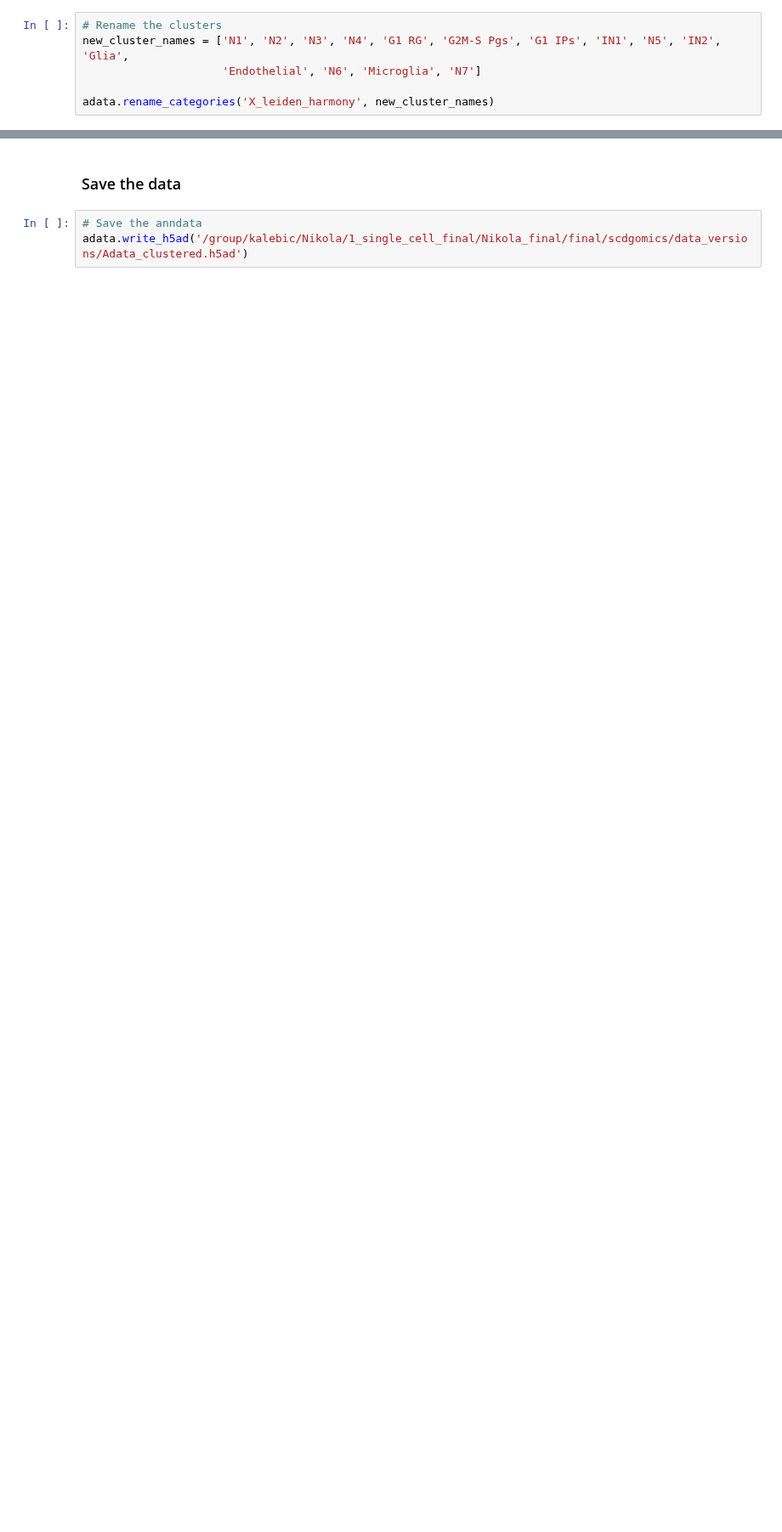
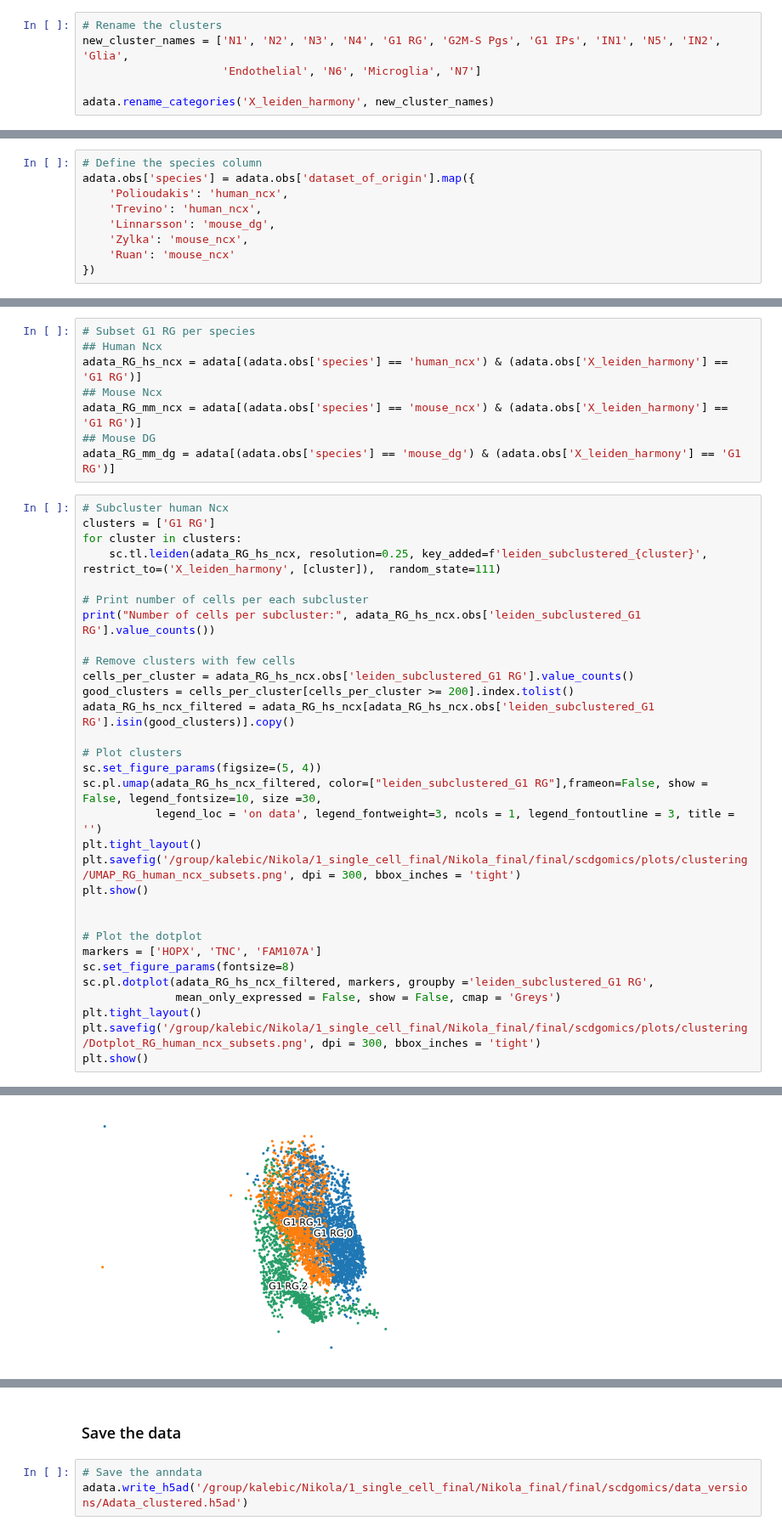
Before and after one commit to KalebicLab/ScDGomics, a Jupyter notebook: notebooks/scdgomics_clustering.ipynb, the cells around one changed output, grey strips where cells are left out. Shown at 85% size. Saved outputs shown, nothing was run; the diff lists cells and outputs as text; blank space fills up the shorter version.

Commit message:
Added identification of bRG across species

```diff
--- a/notebooks/scdgomics_clustering.ipynb
+++ b/notebooks/scdgomics_clustering.ipynb
@@ -268,0 +233,9 @@ plt.show()
+# %%
+# Define the species column
+adata.obs['species'] = adata.obs['dataset_of_origin'].map({
+    'Polioudakis': 'human_ncx',
+    'Trevino': 'human_ncx',
+    'Linnarsson': 'mouse_dg',
+    'Zylka': 'mouse_ncx',
+    'Ruan': 'mouse_ncx'
+})
@@ -268,0 +247,40 @@ plt.show()
+# %%
+# Subset G1 RG per species
+## Human Ncx
+adata_RG_hs_ncx = adata[(adata.obs['species'] == 'human_ncx') & (adata.obs['X_leiden_harmony'] == 'G1 RG')]
+## Mouse Ncx
+adata_RG_mm_ncx = adata[(adata.obs['species'] == 'mouse_ncx') & (adata.obs['X_leiden_harmony'] == 'G1 RG')]
+## Mouse DG
+adata_RG_mm_dg = adata[(adata.obs['species'] == 'mouse_dg') & (adata.obs['X_leiden_harmony'] == 'G1 RG')]
+# %%
+# Subcluster human Ncx
+clusters = ['G1 RG']
+for cluster in clusters:
+    sc.tl.leiden(adata_RG_hs_ncx, resolution=0.25, key_added=f'leiden_subclustered_{cluster}', restrict_to=('X_leiden_harmony', [cluster]),  random_state=111)
+
+# Print number of cells per each subcluster
+print("Number of cells per subcluster:", adata_RG_hs_ncx.obs['leiden_subclustered_G1 RG'].value_counts())
+
+# Remove clusters with few cells
+cells_per_cluster = adata_RG_hs_ncx.obs['leiden_subclustered_G1 RG'].value_counts()
+good_clusters = cells_per_cluster[cells_per_cluster >= 200].index.tolist()
+adata_RG_hs_ncx_filtered = adata_RG_hs_ncx[adata_RG_hs_ncx.obs['leiden_subclustered_G1 RG'].isin(good_clusters)].copy()
+
+# Plot clusters
+sc.set_figure_params(figsize=(5, 4))
+sc.pl.umap(adata_RG_hs_ncx_filtered, color=["leiden_subclustered_G1 RG"],frameon=False, show = False, legend_fontsize=10, size =30,
+           legend_loc = 'on data', legend_fontweight=3, ncols = 1, legend_fontoutline = 3, title = '')
+plt.tight_layout()
+plt.savefig('/group/kalebic/Nikola/1_single_cell_final/Nikola_final/final/scdgomics/plots/clustering/UMAP_RG_human_ncx_subsets.png', dpi = 300, bbox_inches = 'tight')
+plt.show()
+
+
+# Plot the dotplot
+markers = ['HOPX', 'TNC', 'FAM107A']
+sc.set_figure_params(fontsize=8)
+sc.pl.dotplot(adata_RG_hs_ncx_filtered, markers, groupby ='leiden_subclustered_G1 RG',
+              mean_only_expressed = False, show = False, cmap = 'Greys')
+plt.tight_layout()
+plt.savefig('/group/kalebic/Nikola/1_single_cell_final/Nikola_final/final/scdgomics/plots/clustering/Dotplot_RG_human_ncx_subsets.png', dpi = 300, bbox_inches = 'tight')
+plt.show()
+# %% [output]
@@ -268,0 +292 @@ plt.show()
+[figure, added]
```
Also changed, not shown: parts of 16 cells of this notebook.
